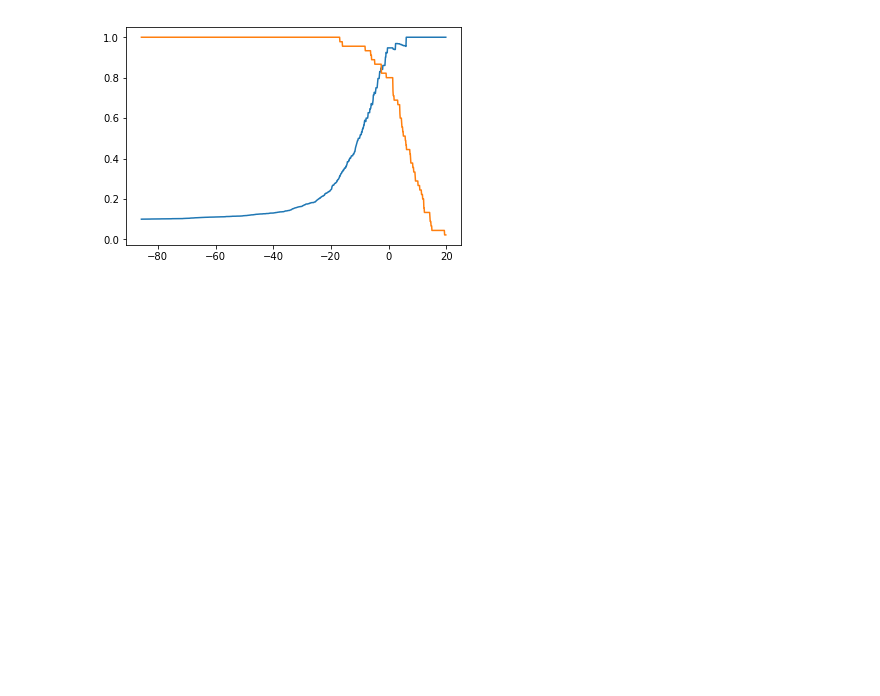
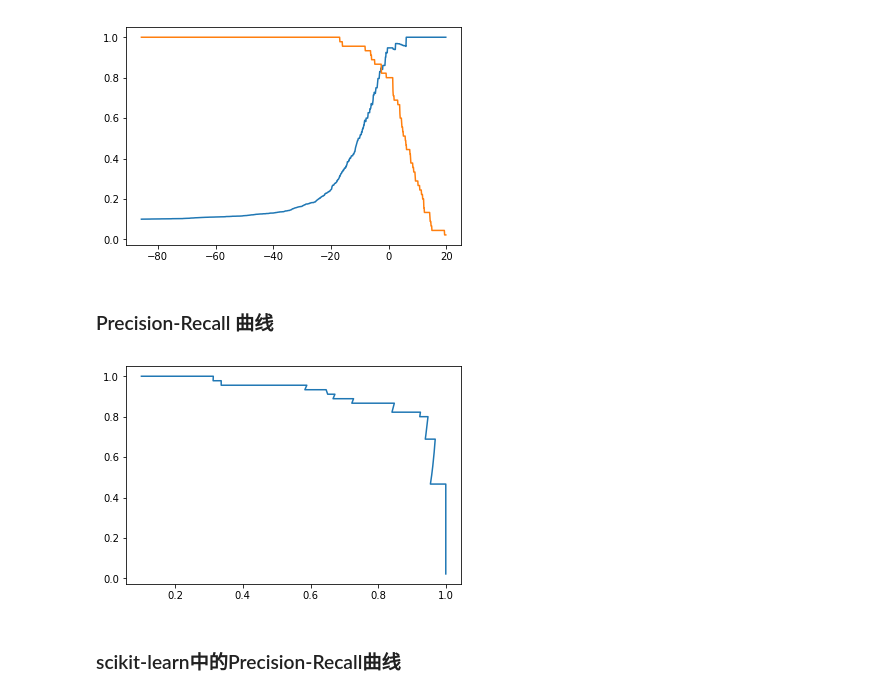
Before and after one commit to liuyubobobo/Play-with-Machine-Learning-Algorithms, a Jupyter notebook: 10-Classification-Performance-Measures/05-Precision-Recall-Tradeoff/05-Precision-Recall-Tradeoff.ipynb, the cells around one changed output. Cells and saved outputs as stored; diff of their text form; code cells hidden in the pictures; blank space fills up the shorter version.

```diff
--- a/10-Classification-Performance-Measures/05-Precision-Recall-Tradeoff/05-Precision-Recall-Tradeoff.ipynb
+++ b/10-Classification-Performance-Measures/05-Precision-Recall-Tradeoff/05-Precision-Recall-Tradeoff.ipynb
@@ -79,3 +79,12 @@ plt.plot(thresholds, recalls)
 plt.show()
 # %% [output]
 [figure]
+# %% [markdown]
+### Precision-Recall 曲线
+# %%
+plt.plot(precisions, recalls)
+plt.show()
+# %% [output]
+[figure, added]
+# %% [markdown]
+### scikit-learn中的Precision-Recall曲线
```
Also changed, not shown: parts of 3 cells of this notebook, 1 other file.
